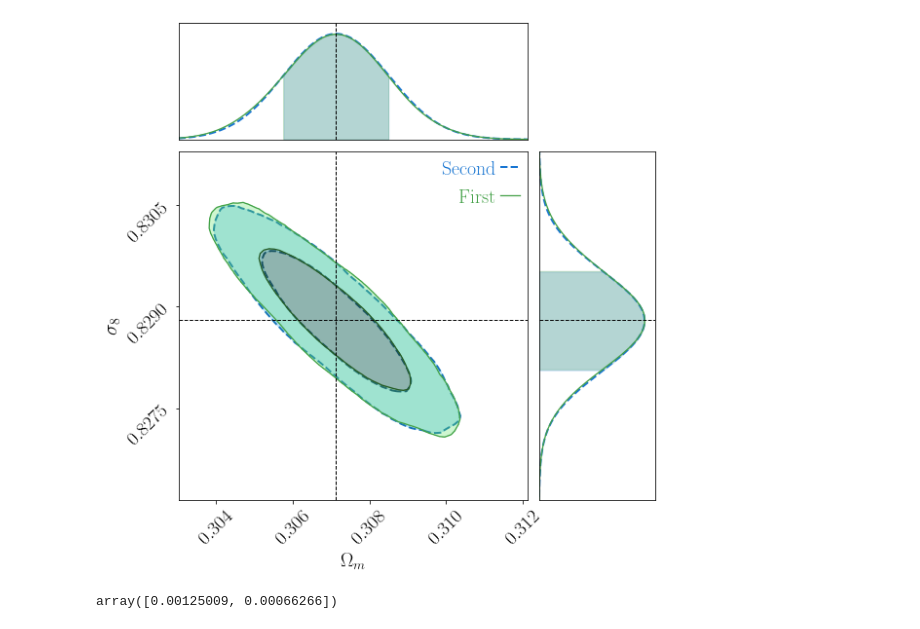
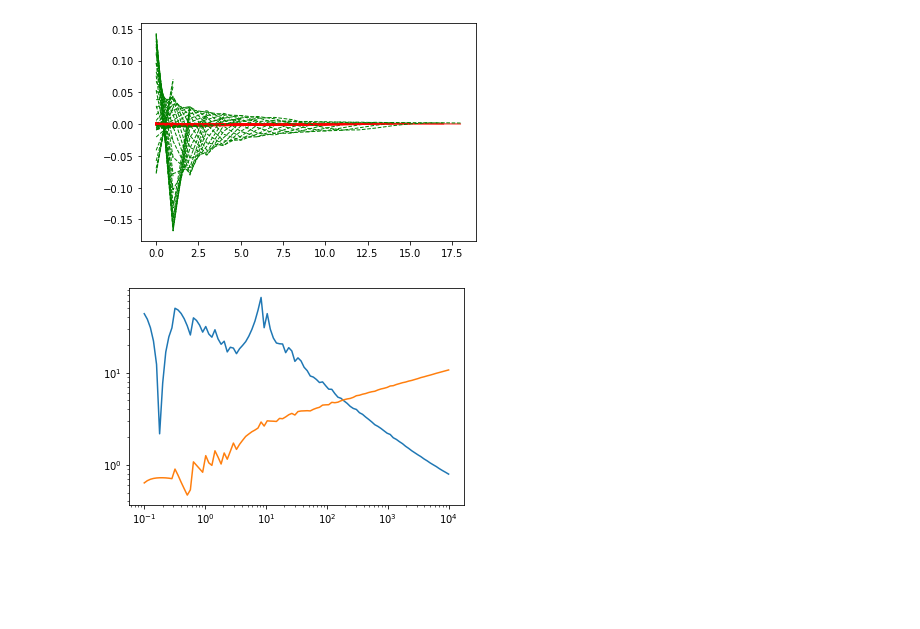
Before and after one commit to payerne/DC2Analysis, a Jupyter notebook: modeling/Validation_MVP.ipynb, the cells around one changed output. Cells and saved outputs as stored; diff of their text form; code cells hidden in the pictures; blank space fills up the shorter version.

```diff
--- a/modeling/Validation_MVP.ipynb
+++ b/modeling/Validation_MVP.ipynb
@@ -176,3 +17,0 @@ def ln_P_mvp_grid(theta):
-# %%
-mu = [1]
-SSC_variance = [.1]
@@ -285,12 +17,0 @@ first_derivative_ln_P.shape
-# %%
-Fisher_matrix_first_derivative = np.zeros([2,2])
-for i in range(2):
-    for j in range(2):
-        res = 0
-        for k in range(100):
-            mask_finite = np.isfinite(first_derivative_ln_P[i][k])*np.isfinite(first_derivative_ln_P[j][k])
-            p = p = np.exp(ln_P[k][mask_finite])/np.sum(np.exp(ln_P[k][mask_finite]))
-            res = res + np.sum(p * first_derivative_ln_P[i][k][mask_finite]*first_derivative_ln_P[j][k][mask_finite])
-            if np.sum(np.exp(ln_P[k])) == 0:
-                plt.plot(np.exp(ln_P[k]))
-        Fisher_matrix_first_derivative[i,j] = res
@@ -307,20 +18,4 @@ data_first = np.random.multivariate_normal(True_value, cov_first_derivative, siz
-# %%
-c = ChainConsumer()
-c.add_chain(data_sec, name="Second", parameters = [r'$\Omega_m$',r'$\sigma_8$'])
-c.add_chain(data_first, name="First", parameters = [r'$\Omega_m$',r'$\sigma_8$'])
-c.configure(kde = [1.5,1.5,1.5,1.5], smooth=[1,1,1,1],linestyles=["--", "-", "-","-"],
-            linewidths=[2, 1.3, 1.3, 1.3],
-             colors=['b','g','r','k'], shade=[True, True, True,False],
-            shade_alpha = [0.3,.3, .1,1],
-            bar_shade=True,
-            flip=True,label_font_size=20,
-            tick_font_size=20)
-fig = c.plotter.plot(truth = True_value)
-fig.set_size_inches(5 + fig.get_size_inches())
-#plt.savefig('/pbs/throng/lsst/users/cpayerne/ThesisAtCCin2p3/Images/forecast.png', bbox_inches='tight', dpi=300)
-# %% [output]
-[figure, removed]
-# %%
-cov_first_derivative.diagonal()**.5
-# %% [output]
-array([0.00125009, 0.00066266])
+# %%
+mu_list = np.logspace(-1,4,100)
+var_SSC_list = np.logspace(-3,3,100)
+MVP = mvp.MVP(mu_list, var_SSC_list)
@@ -326,0 +24,33 @@ array([0.00125009, 0.00066266])
+# %%
+N, P_MVP = MVP.p_mvp(mu_list, var_SSC_list)
+# %%
+err_Poiss = []
+err_Gauss = []
+for n, p_mvp, i in zip(N, P_MVP, np.arange(len(N))):
+    mu = mu_list[i]
+    rv = poisson(mu)
+    n_sigma = 3
+    mask = (n > mu - n_sigma*np.sqrt((var_SSC_list[i] + mu)))*(n < mu + n_sigma*np.sqrt((var_SSC_list[i] + mu)))
+    poisson_ = rv.pmf(n)
+    pdf = multivariate_normal.pdf(n, mean=mu,
+                                  cov=var_SSC_list[i] + mu)
+    if mu < 10:
+        plt.plot(n[mask], p_mvp[mask]-poisson_[mask], '-r', linewidth = 1)
+        #plt.plot(n[mask], pdf[mask]/np.sum(pdf), '-.r', linewidth = 2)
+        plt.plot(n[mask], p_mvp[mask]-pdf[mask]/np.sum(pdf), '--g', linewidth = 1)
+
+    err_gauss = 100*np.mean((abs(p_mvp[mask] - pdf[mask])/np.sum(pdf))/p_mvp[mask])
+    err_poiss = 100*np.mean((abs(p_mvp[mask] - poisson_[mask])/p_mvp[mask]))
+    err_Gauss.append(err_gauss)
+    err_Poiss.append(err_poiss)
+err_Gauss = np.array(err_Gauss)
+err_Poiss = np.array(err_Poiss)
+# %% [output]
+[figure, added]
+# %%
+plt.plot(mu_list, err_Gauss)
+plt.plot(mu_list, err_Poiss)
+plt.xscale('log')
+plt.yscale('log')
+# %% [output]
+[figure, added]
```
Also changed, not shown: parts of 45 cells of this notebook, 6 other files.
